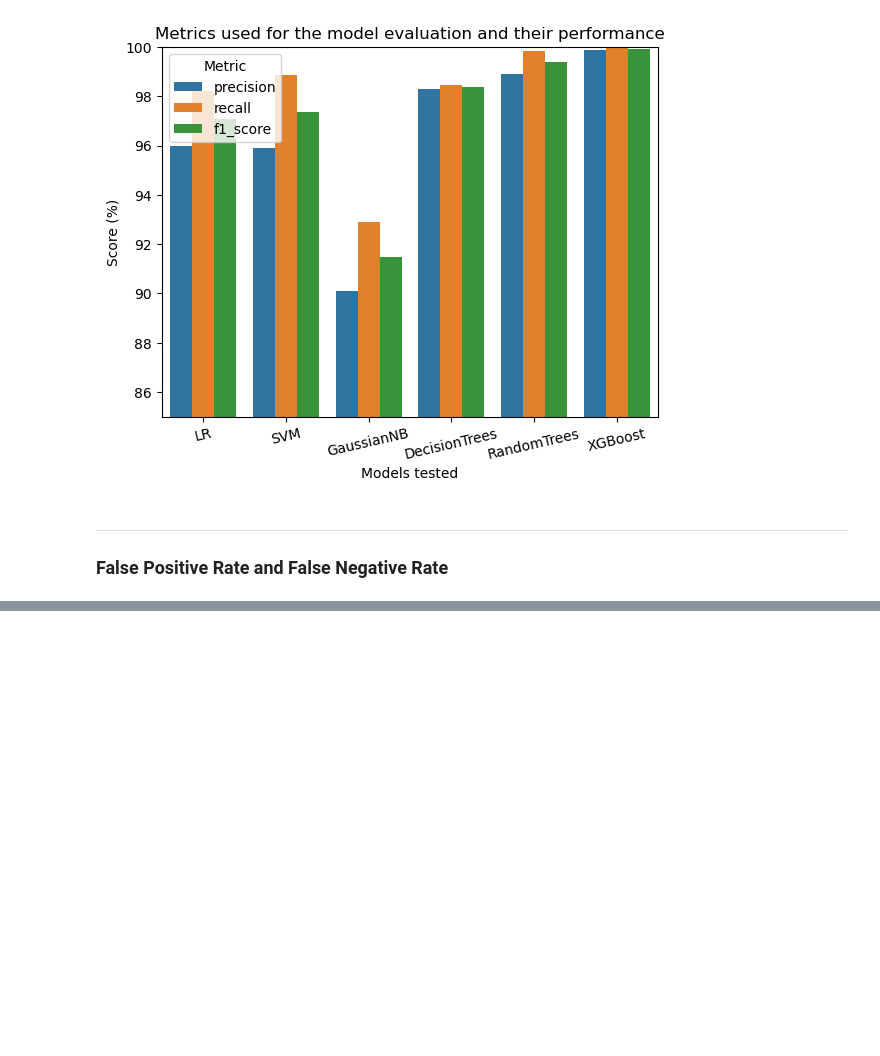
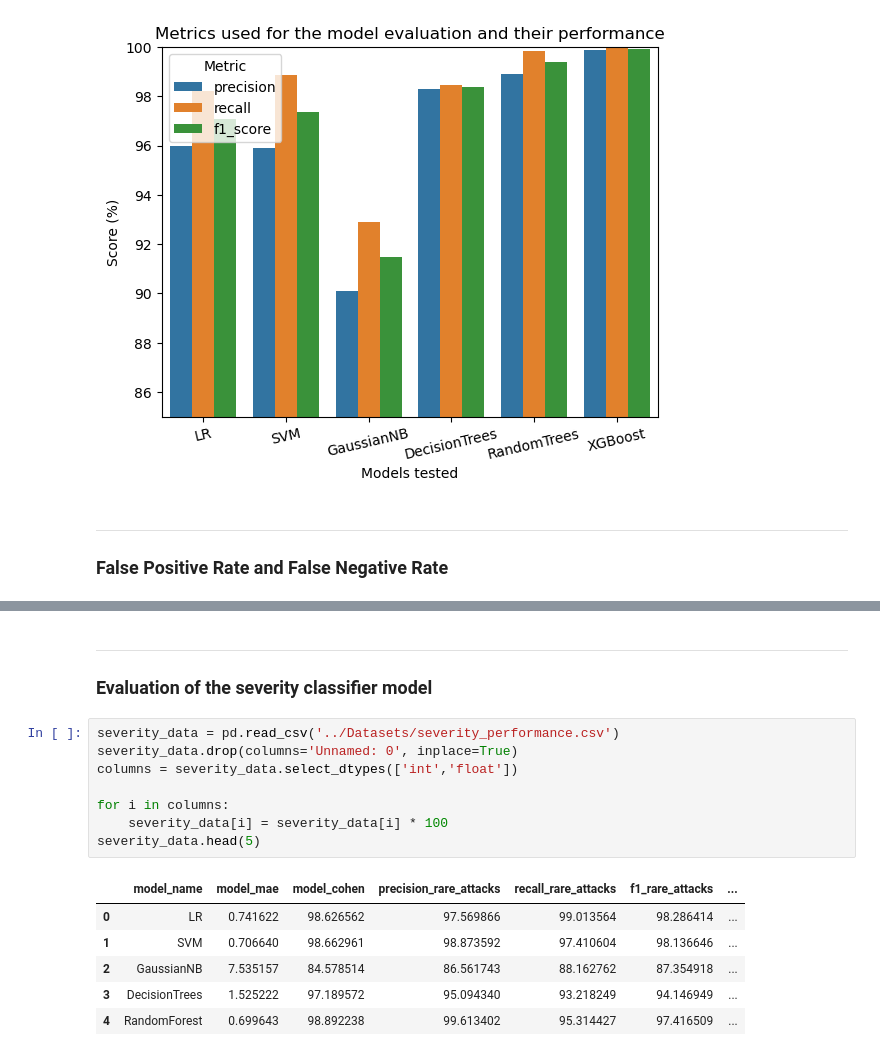
Before and after one commit to suzaladhikari/Network_Intrusion_Detector, a Jupyter notebook: Model's Performance /modelsperformance.ipynb, the cells around one changed output, grey strips where cells are left out. Saved outputs shown, nothing was run; the diff lists cells and outputs as text; blank space fills up the shorter version.

```diff
--- a/Model's Performance /modelsperformance.ipynb
+++ b/Model's Performance /modelsperformance.ipynb
@@ -168,0 +167,18 @@ fpr_fnr = data.melt(id_vars = 'models', value_vars = ['false_alarm', 'missed_att
+# %% [markdown]
+---
+### Evaluation of the severity classifier model
+# %%
+severity_data = pd.read_csv('../Datasets/severity_performance.csv')
+severity_data.drop(columns='Unnamed: 0', inplace=True)
+columns = severity_data.select_dtypes(['int','float'])
+
+for i in columns:
+    severity_data[i] = severity_data[i] * 100
+severity_data.head(5)
+# %% [output]
+|  | model_name | model_mae | model_cohen | precision_rare_attacks | recall_rare_attacks | f1_rare_attacks | ... |
+| 0 | LR | 0.741622 | 98.626562 | 97.569866 | 99.013564 | 98.286414 | ... |
+| 1 | SVM | 0.706640 | 98.662961 | 98.873592 | 97.410604 | 98.136646 | ... |
+| 2 | GaussianNB | 7.535157 | 84.578514 | 86.561743 | 88.162762 | 87.354918 | ... |
+| 3 | DecisionTrees | 1.525222 | 97.189572 | 95.094340 | 93.218249 | 94.146949 | ... |
+| 4 | RandomForest | 0.699643 | 98.892238 | 99.613402 | 95.314427 | 97.416509 | ... |
```
Also changed, not shown: parts of 1 cell of this notebook.
